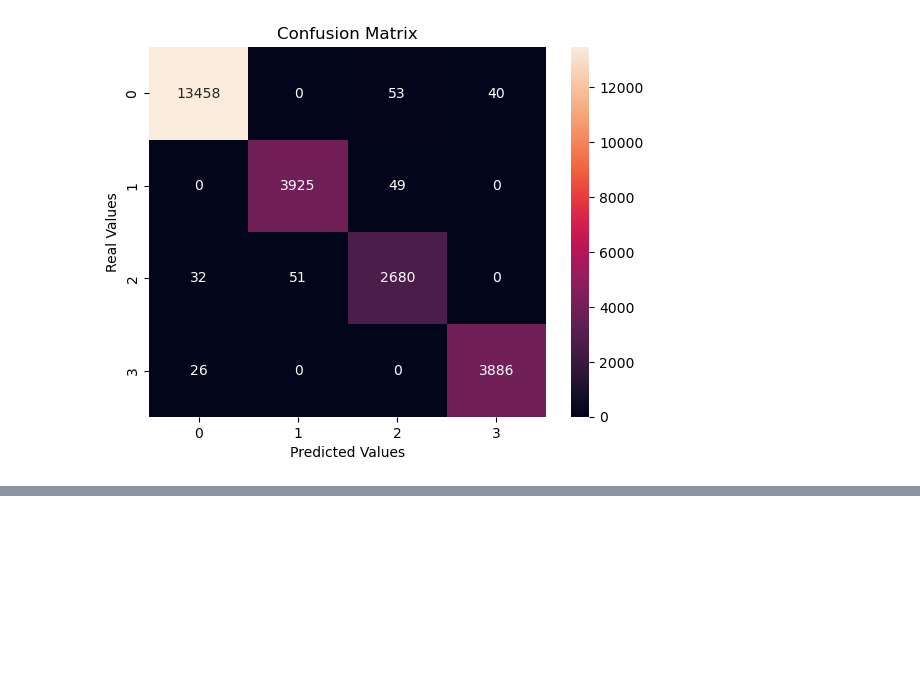
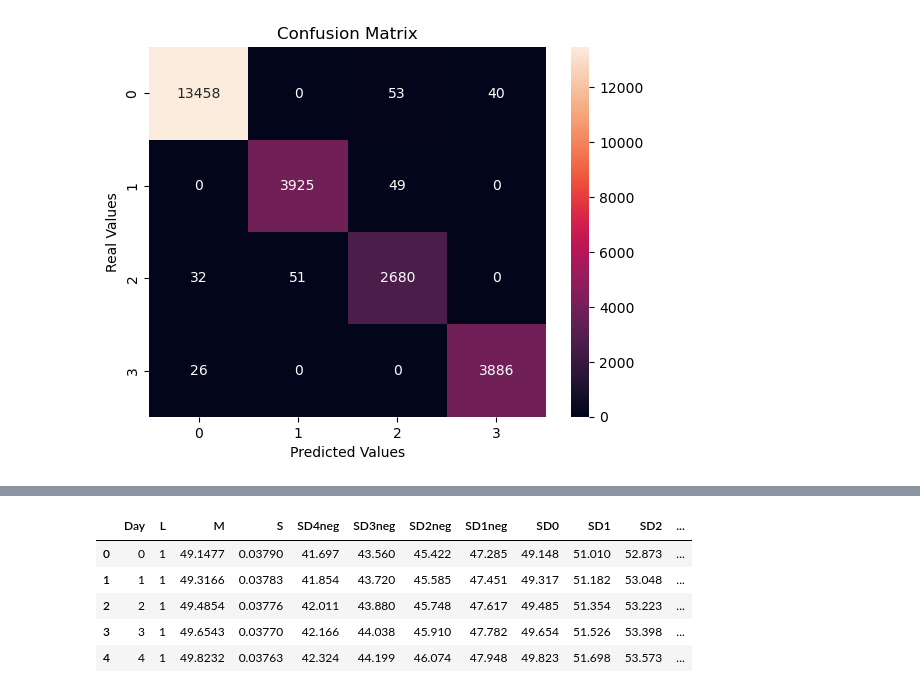
Before and after one commit to JustAthar19/Stunting-Prediction, a Jupyter notebook: notebooks/notebook.ipynb, the cells around one changed output, grey strips where cells are left out. Saved outputs shown, nothing was run; the diff lists cells and outputs as text; code cells hidden in the pictures; blank space fills up the shorter version.

```diff
--- a/notebooks/notebook.ipynb
+++ b/notebooks/notebook.ipynb
@@ -275,0 +295,10 @@ weighted avg       0.99      0.99      0.99     24200
+# %%
+df = pd.read_excel("../data/girls-zscore-high-tables.xlsx")
+df.head()
+# %% [output]
+|  | Day | L | M | S | SD4neg | SD3neg | SD2neg | SD1neg | SD0 | SD1 | SD2 | ... |
+| 0 | 0 | 1 | 49.1477 | 0.03790 | 41.697 | 43.560 | 45.422 | 47.285 | 49.148 | 51.010 | 52.873 | ... |
+| 1 | 1 | 1 | 49.3166 | 0.03783 | 41.854 | 43.720 | 45.585 | 47.451 | 49.317 | 51.182 | 53.048 | ... |
+| 2 | 2 | 1 | 49.4854 | 0.03776 | 42.011 | 43.880 | 45.748 | 47.617 | 49.485 | 51.354 | 53.223 | ... |
+| 3 | 3 | 1 | 49.6543 | 0.03770 | 42.166 | 44.038 | 45.910 | 47.782 | 49.654 | 51.526 | 53.398 | ... |
+| 4 | 4 | 1 | 49.8232 | 0.03763 | 42.324 | 44.199 | 46.074 | 47.948 | 49.823 | 51.698 | 53.573 | ... |
```
Also changed, not shown: parts of 4 cells of this notebook, 31 other files.
